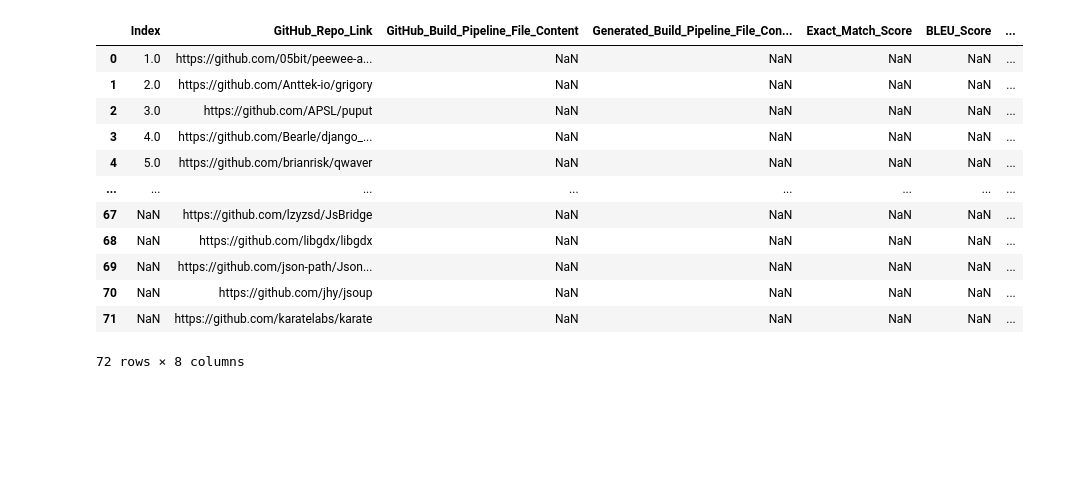
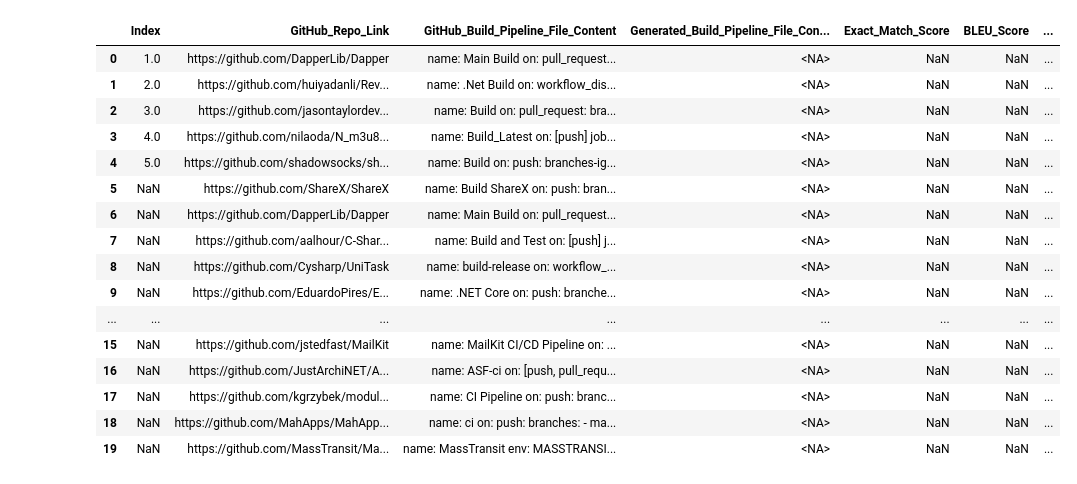
Before and after one commit to deep-mm/devops-llm-bot, a Jupyter notebook: experiments/devops-llm-experiment.ipynb, the cells around one changed output. Drawn from its saved outputs; the diff is of its cells as text; code cells hidden in the pictures; blank space fills up the shorter version.

Commit message:
Update experiment and workflow

```diff
--- a/experiments/devops-llm-experiment.ipynb
+++ b/experiments/devops-llm-experiment.ipynb
@@ -51,26 +41,33 @@ def run_experiment(csvFile):
     csvFile.to_csv('dataset/output.csv', index=False)
 # %%
 # reading the CSV file
-csvFile = pandas.read_csv('dataset/dataset.csv')
+csvFile = pandas.read_csv('dataset/dataset_test.csv')
 
 # Pre-processing the CSV file
 csvFile = csvFile[csvFile['GitHub_Repo_Link'].notna()]
 
+# Explicitly specify dtypes to avoid pandas inferring dtypes
+csvFile = csvFile.astype({'GitHub_Repo_Link': 'string', 'GitHub_Build_Pipeline_File_Content': 'string', 'Generated_Build_Pipeline_File_Content': 'string', 'Syntax_Check': 'string', 'Exact_Match_Score': 'float', 'BLEU_Score': 'float', 'DevOps_Aware_Score': 'float'})
+
 csvFile
 # %% [output]
 |  | Index | GitHub_Repo_Link | GitHub_Build_Pipeline_File_Content | Generated_Build_Pipeline_File_Con... | Exact_Match_Score | BLEU_Score | ... |
-| 0 | 1.0 | https://github.com/05bit/peewee-a... | NaN | NaN | NaN | NaN | ... |
-| 1 | 2.0 | https://github.com/Anttek-io/grigory | NaN | NaN | NaN | NaN | ... |
-| 2 | 3.0 | https://github.com/APSL/puput | NaN | NaN | NaN | NaN | ... |
-| 3 | 4.0 | https://github.com/Bearle/django_... | NaN | NaN | NaN | NaN | ... |
-| 4 | 5.0 | https://github.com/brianrisk/qwaver | NaN | NaN | NaN | NaN | ... |
+| 0 | 1.0 | https://github.com/DapperLib/Dapper | name: Main Build on: pull_request... | <NA> | NaN | NaN | ... |
+| 1 | 2.0 | https://github.com/huiyadanli/Rev... | name: .Net Build on: workflow_dis... | <NA> | NaN | NaN | ... |
+| 2 | 3.0 | https://github.com/jasontaylordev... | name: Build on: pull_request: bra... | <NA> | NaN | NaN | ... |
+| 3 | 4.0 | https://github.com/nilaoda/N_m3u8... | name: Build_Latest on: [push] job... | <NA> | NaN | NaN | ... |
+| 4 | 5.0 | https://github.com/shadowsocks/sh... | name: Build on: push: branches-ig... | <NA> | NaN | NaN | ... |
+| 5 | NaN | https://github.com/ShareX/ShareX | name: Build ShareX on: push: bran... | <NA> | NaN | NaN | ... |
+| 6 | NaN | https://github.com/DapperLib/Dapper | name: Main Build on: pull_request... | <NA> | NaN | NaN | ... |
+| 7 | NaN | https://github.com/aalhour/C-Shar... | name: Build and Test on: [push] j... | <NA> | NaN | NaN | ... |
+| 8 | NaN | https://github.com/Cysharp/UniTask | name: build-release on: workflow_... | <NA> | NaN | NaN | ... |
+| 9 | NaN | https://github.com/EduardoPires/E... | name: .NET Core on: push: branche... | <NA> | NaN | NaN | ... |
 | ... | ... | ... | ... | ... | ... | ... | ... |
-| 67 | NaN | https://github.com/lzyzsd/JsBridge | NaN | NaN | NaN | NaN | ... |
-| 68 | NaN | https://github.com/libgdx/libgdx | NaN | NaN | NaN | NaN | ... |
-| 69 | NaN | https://github.com/json-path/Json... | NaN | NaN | NaN | NaN | ... |
-| 70 | NaN | https://github.com/jhy/jsoup | NaN | NaN | NaN | NaN | ... |
-| 71 | NaN | https://github.com/karatelabs/karate | NaN | NaN | NaN | NaN | ... |
+| 15 | NaN | https://github.com/jstedfast/MailKit | name: MailKit CI/CD Pipeline on: ... | <NA> | NaN | NaN | ... |
+| 16 | NaN | https://github.com/JustArchiNET/A... | name: ASF-ci on: [push, pull_requ... | <NA> | NaN | NaN | ... |
+| 17 | NaN | https://github.com/kgrzybek/modul... | name: CI Pipeline on: push: branc... | <NA> | NaN | NaN | ... |
+| 18 | NaN | https://github.com/MahApps/MahApp... | name: ci on: push: branches: - ma... | <NA> | NaN | NaN | ... |
+| 19 | NaN | https://github.com/MassTransit/Ma... | name: MassTransit env: MASSTRANSI... | <NA> | NaN | NaN | ... |
-72 rows × 8 columns
 # %%
 run_experiment(csvFile)
 # %% [output]
```
Also changed, not shown: parts of 3 cells of this notebook, 6 other files.
